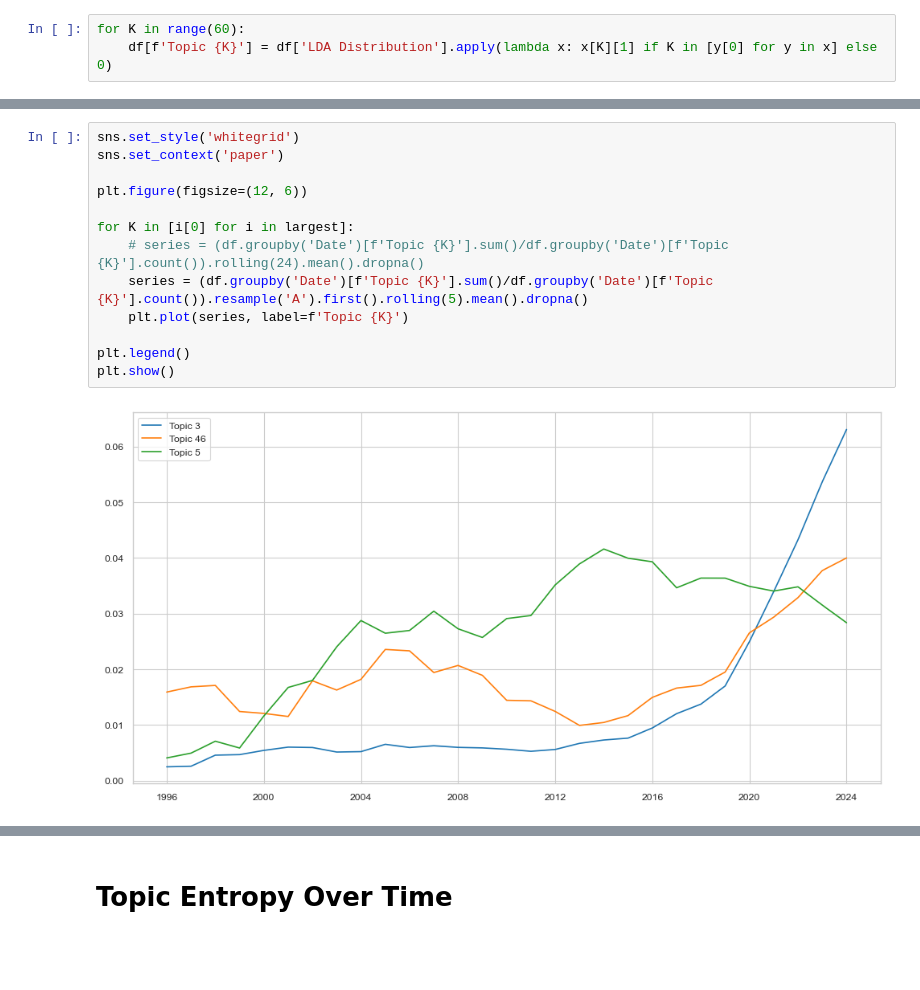
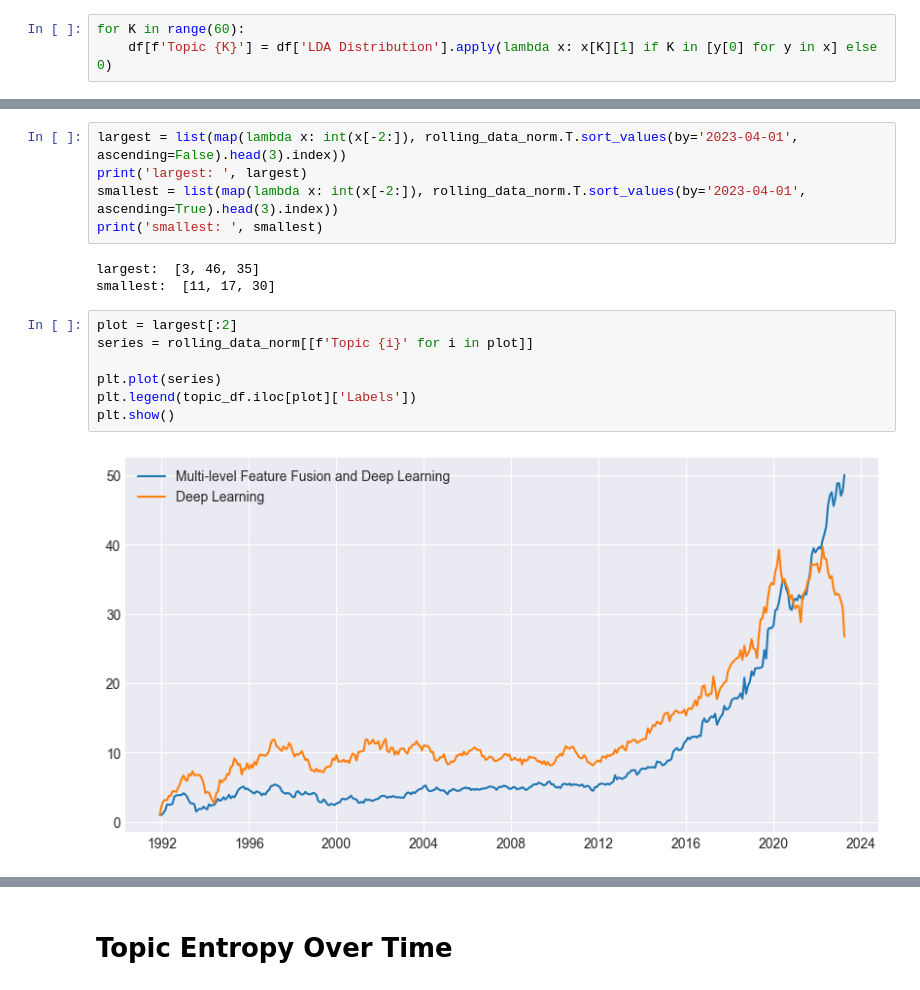
Before and after one commit to vitorbborges/monografia-PET22, a Jupyter notebook: Topic Trends.ipynb, the cells around one changed output, grey strips where cells are left out. Cells and saved outputs as stored; diff of their text form; blank space fills up the shorter version.

```diff
--- a/Topic Trends.ipynb
+++ b/Topic Trends.ipynb
@@ -112,16 +133,18 @@ plt.show()
-# %%
-sns.set_style('whitegrid')
-sns.set_context('paper')
-
-plt.figure(figsize=(12, 6))
-
-for K in [i[0] for i in largest]:
-    # series = (df.groupby('Date')[f'Topic {K}'].sum()/df.groupby('Date')[f'Topic {K}'].count()).rolling(24).mean().dropna()
-    series = (df.groupby('Date')[f'Topic {K}'].sum()/df.groupby('Date')[f'Topic {K}'].count()).resample('A').first().rolling(5).mean().dropna()
-    plt.plot(series, label=f'Topic {K}')
-
-plt.legend()
-plt.show()
-# %% [output]
-[figure, removed]
+# %%
+largest = list(map(lambda x: int(x[-2:]), rolling_data_norm.T.sort_values(by='2023-04-01', ascending=False).head(3).index))
+print('largest: ', largest)
+smallest = list(map(lambda x: int(x[-2:]), rolling_data_norm.T.sort_values(by='2023-04-01', ascending=True).head(3).index))
+print('smallest: ', smallest)
+# %% [output]
+largest:  [3, 46, 35]
+smallest:  [11, 17, 30]
+# %%
+plot = largest[:2]
+series = rolling_data_norm[[f'Topic {i}' for i in plot]]
+
+plt.plot(series)
+plt.legend(topic_df.iloc[plot]['Labels'])
+plt.show()
+# %% [output]
+[figure, added]
 # %%
```
Also changed, not shown: parts of 27 cells of this notebook, 4 other files.
